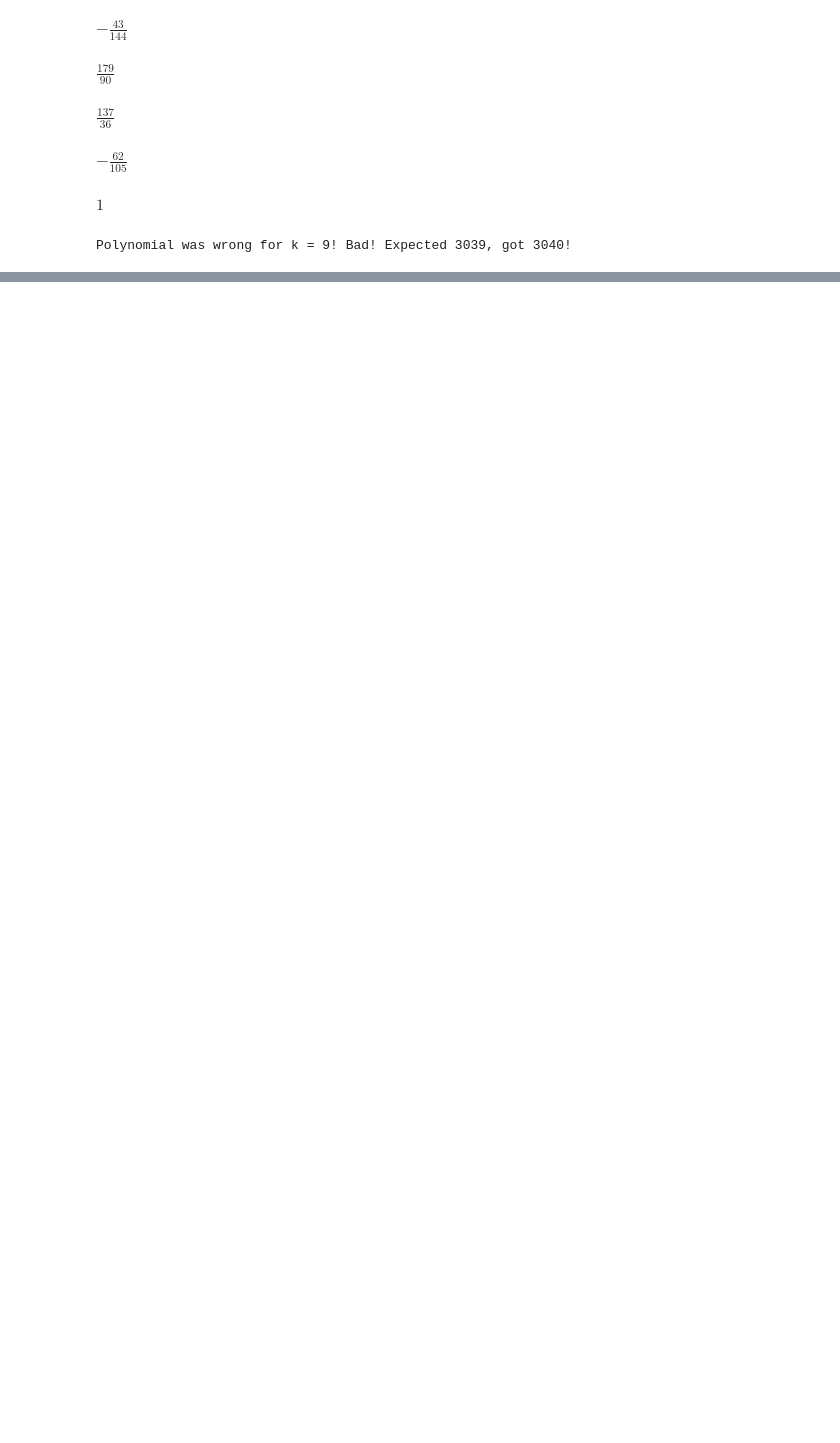
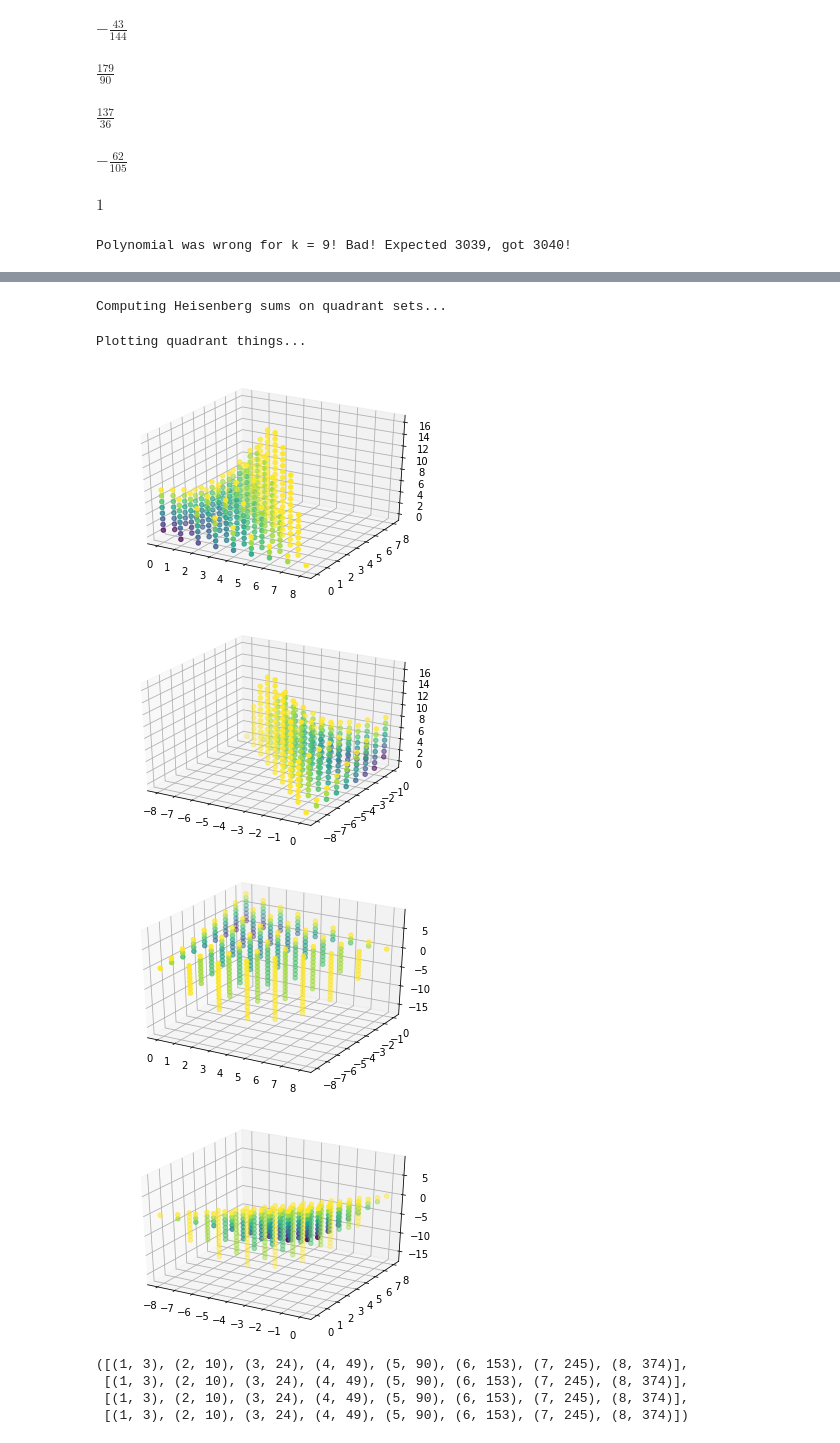
Before and after one commit to UKYMathLab/Heisenberg, a Jupyter notebook: notebooks/Heisenberg_Octahedron.ipynb, the cells around one changed output, grey strips where cells are left out. Drawn from its saved outputs; the diff is of its cells as text; code cells hidden in the pictures; blank space fills up the shorter version.

Commit message:
Quadrant calculations for the Heisenberg octahedron

```diff
--- a/notebooks/Heisenberg_Octahedron.ipynb
+++ b/notebooks/Heisenberg_Octahedron.ipynb
@@ -206,0 +237,33 @@ Oh gosh is this an even more gnarly polynomial? Is it degree 8 or 9? Is it even
+# %%
+print("Computing Heisenberg sums on quadrant sets...")
+p_S1_n = list(heisenberg.compute_h3_pn_spheres(S1, n))
+p_S2_n = list(heisenberg.compute_h3_pn_spheres(S2, n))
+p_S3_n = list(heisenberg.compute_h3_pn_spheres(S3, n))
+p_S4_n = list(heisenberg.compute_h3_pn_spheres(S4, n))
+p_Sis_n = (p_S1_n, p_S2_n, p_S3_n, p_S4_n)
+# %% [output]
+Computing Heisenberg sums on quadrant sets...
+# %%
+print("Plotting quadrant things...")
+for p_Si_n in p_Sis_n:
+    plotted_h3 = heisenberg.PlotForm.from_spheres(p_Si_n)
+    fig = plt.figure()
+    plotted_h3.plotme(fig)
+    plt.show(fig)
+# %% [output]
+Plotting quadrant things...
+[figure, added]
+[figure, added]
+[figure, added]
+[figure, added]
+# %%
+p_Si_k_sizes = tuple(
+    [(k, len(set(tuple(point) for (point, i) in p_Si_n if i <= k)))
+     for k in range(1, n+1)]
+    for p_Si_n in p_Sis_n)
+p_Si_k_sizes
+# %% [output]
+([(1, 3), (2, 10), (3, 24), (4, 49), (5, 90), (6, 153), (7, 245), (8, 374)],
+ [(1, 3), (2, 10), (3, 24), (4, 49), (5, 90), (6, 153), (7, 245), (8, 374)],
+ [(1, 3), (2, 10), (3, 24), (4, 49), (5, 90), (6, 153), (7, 245), (8, 374)],
+ [(1, 3), (2, 10), (3, 24), (4, 49), (5, 90), (6, 153), (7, 245), (8, 374)])
```
Also changed, not shown: parts of 14 cells of this notebook.
